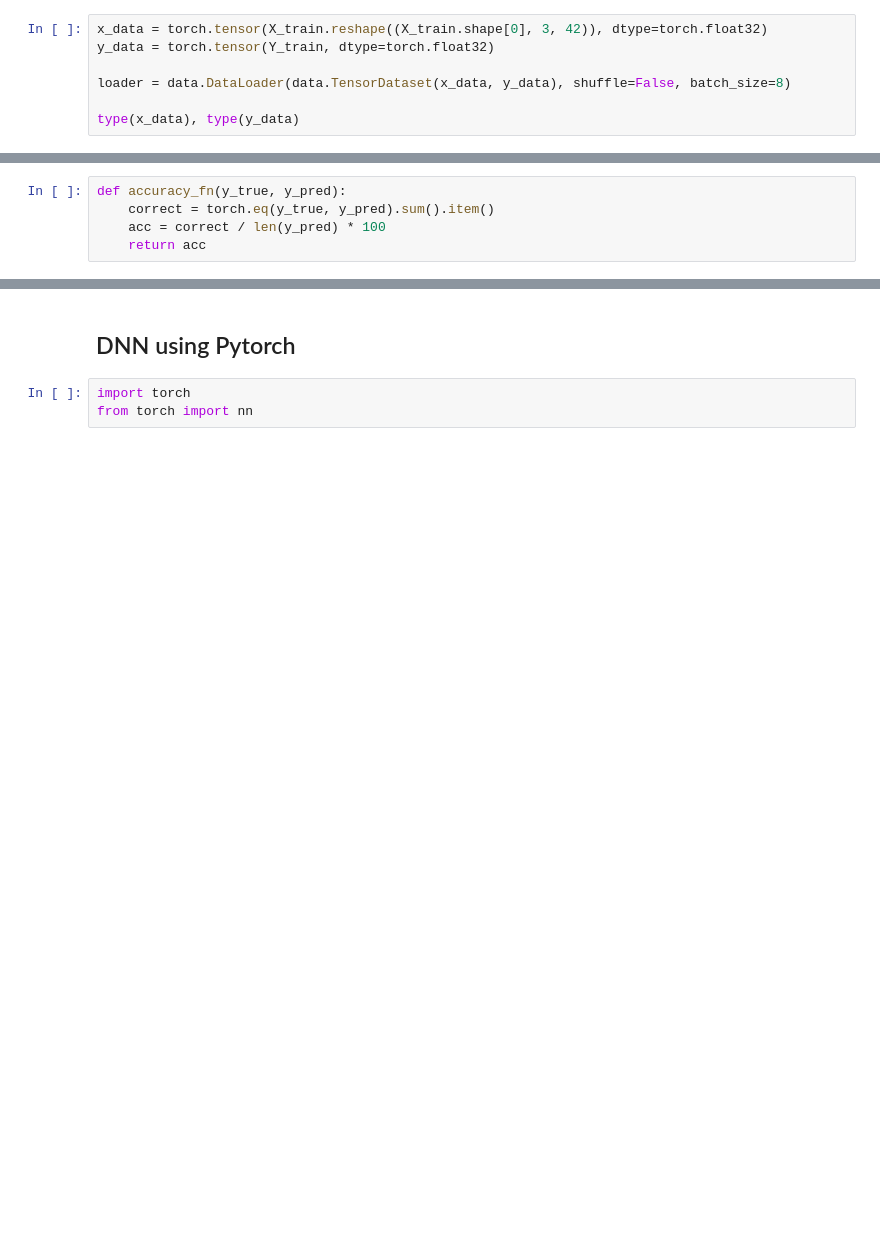
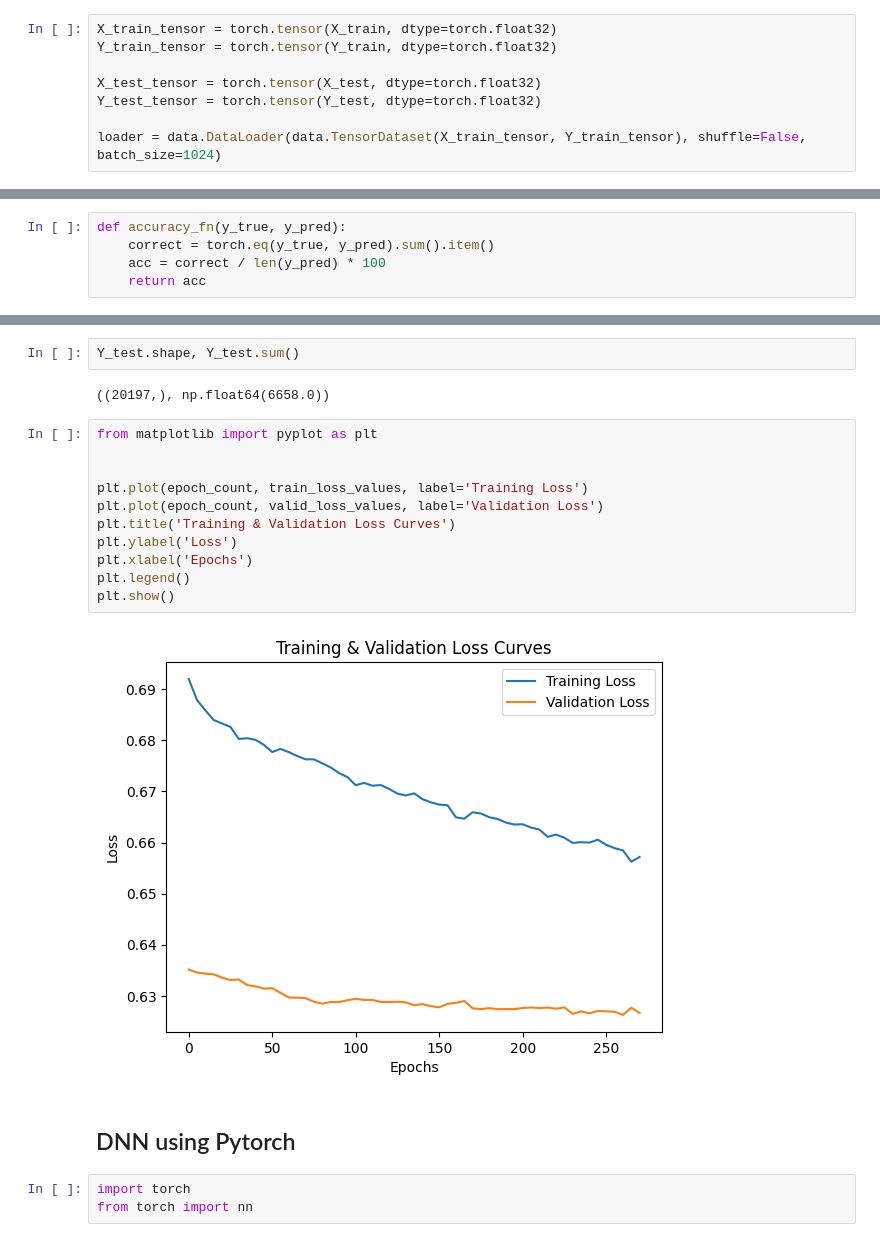
Before and after one commit to ryashpal/sepsis_predictor, a Jupyter notebook: notebooks/lstm_initial_trials/balanced_data/06.2_build_model_vitals_variables.ipynb, the cells around one changed output, grey strips where cells are left out. Drawn from its saved outputs; the diff is of its cells as text; blank space fills up the shorter version.

```diff
--- a/notebooks/lstm_initial_trials/balanced_data/06.2_build_model_vitals_variables.ipynb
+++ b/notebooks/lstm_initial_trials/balanced_data/06.2_build_model_vitals_variables.ipynb
@@ -70,9 +88,10 @@ import torch
 from torch import nn
 import torch.utils.data as data
 # %%
-x_data = torch.tensor(X_train.reshape((X_train.shape[0], 3, 42)), dtype=torch.float32)
-y_data = torch.tensor(Y_train, dtype=torch.float32)
+X_train_tensor = torch.tensor(X_train, dtype=torch.float32)
+Y_train_tensor = torch.tensor(Y_train, dtype=torch.float32)
 
-loader = data.DataLoader(data.TensorDataset(x_data, y_data), shuffle=False, batch_size=8)
+X_test_tensor = torch.tensor(X_test, dtype=torch.float32)
+Y_test_tensor = torch.tensor(Y_test, dtype=torch.float32)
 
-type(x_data), type(y_data)
+loader = data.DataLoader(data.TensorDataset(X_train_tensor, Y_train_tensor), shuffle=False, batch_size=1024)
@@ -172,3 +225,20 @@ KeyboardInterrupt:
+# %%
+Y_test.shape, Y_test.sum()
+# %% [output]
+((20197,), np.float64(6658.0))
+# %%
+from matplotlib import pyplot as plt
+
+
+plt.plot(epoch_count, train_loss_values, label='Training Loss')
+plt.plot(epoch_count, valid_loss_values, label='Validation Loss')
+plt.title('Training & Validation Loss Curves')
+plt.ylabel('Loss')
+plt.xlabel('Epochs')
+plt.legend()
+plt.show()
+# %% [output]
+[figure, added]
 # %% [markdown]
 ## DNN using Pytorch
 # %%
```
Also changed, not shown: parts of 15 cells of this notebook.
